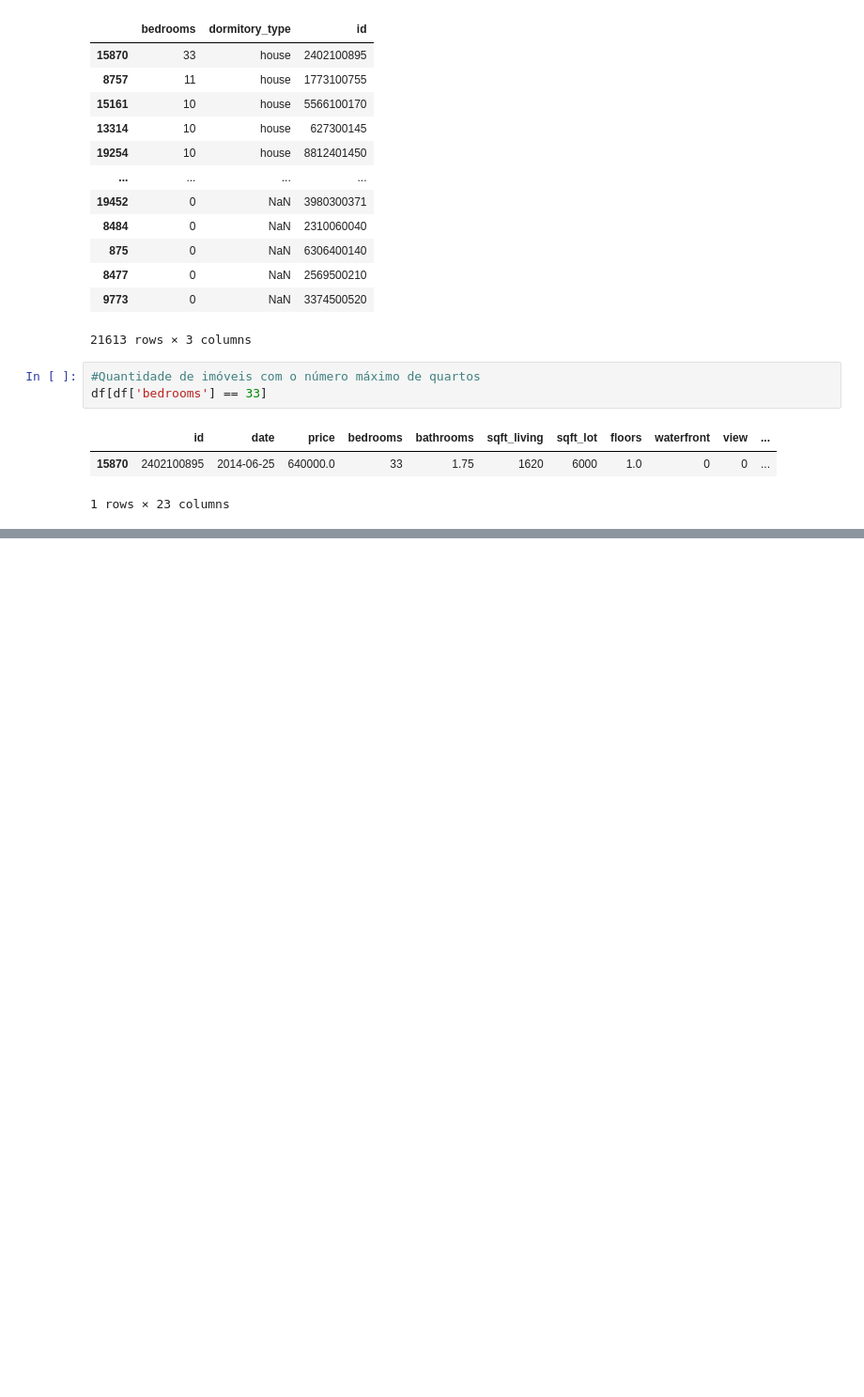
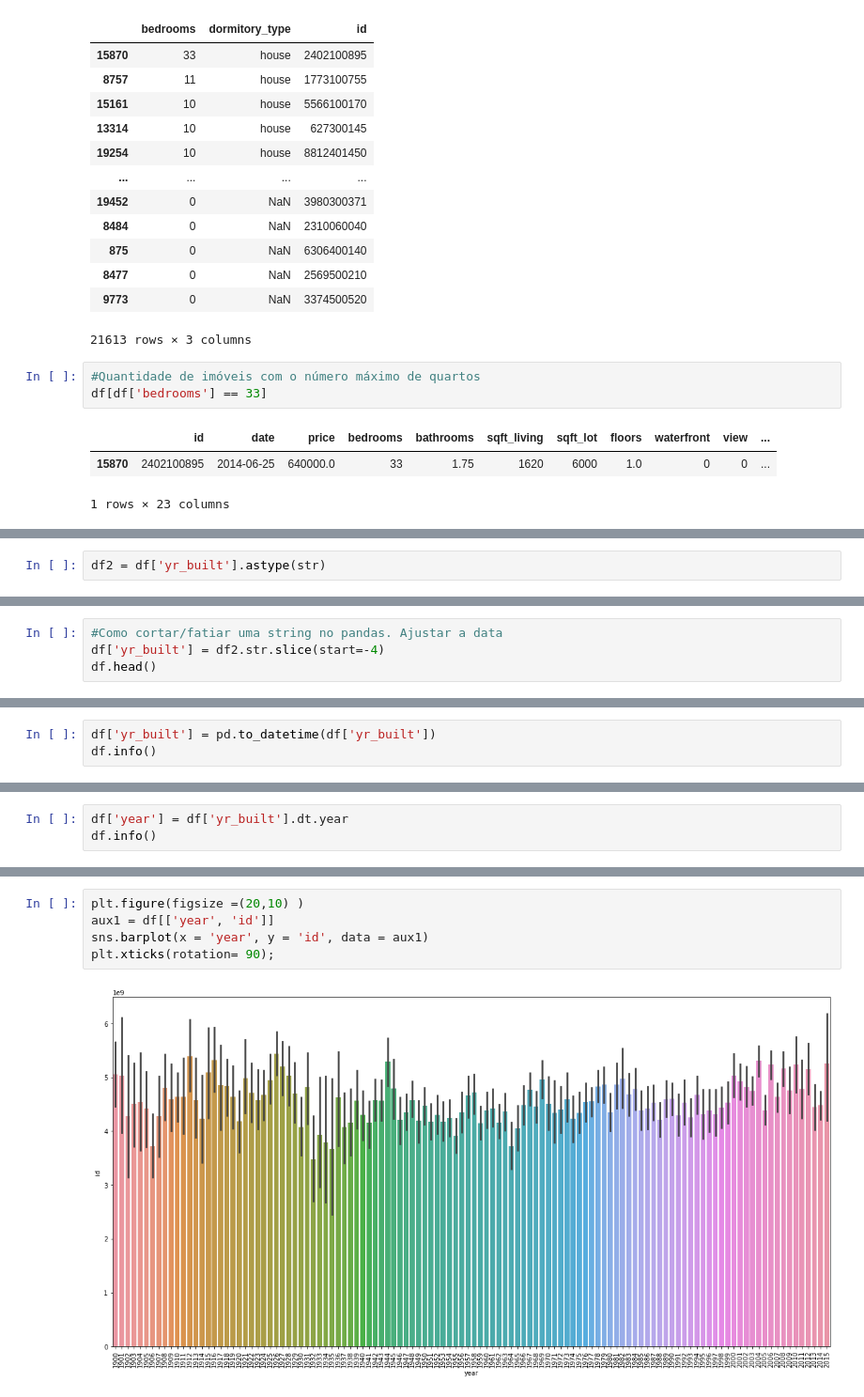
Before and after one commit to djalmarodriguess/Python, a Jupyter notebook: Pandas/House Sales.ipynb, the cells around one changed output, grey strips where cells are left out. Shown at 94% size. Drawn from its saved outputs; the diff is of its cells as text; blank space fills up the shorter version.

```diff
--- a/Pandas/House Sales.ipynb
+++ b/Pandas/House Sales.ipynb
@@ -401,0 +535,2 @@ df[df['bedrooms'] == 33]
+# %%
+df2 = df['yr_built'].astype(str)
@@ -401,0 +552,4 @@ df[df['bedrooms'] == 33]
+# %%
+#Como cortar/fatiar uma string no pandas. Ajustar a data
+df['yr_built'] = df2.str.slice(start=-4)
+df.head()
@@ -401,0 +564,3 @@ df[df['bedrooms'] == 33]
+# %%
+df['yr_built'] = pd.to_datetime(df['yr_built'])
+df.info()
@@ -401,0 +607,3 @@ df[df['bedrooms'] == 33]
+# %%
+df['year'] = df['yr_built'].dt.year
+df.info()
@@ -401,0 +628,7 @@ df[df['bedrooms'] == 33]
+# %%
+plt.figure(figsize =(20,10) )
+aux1 = df[['year', 'id']]
+sns.barplot(x = 'year', y = 'id', data = aux1)
+plt.xticks(rotation= 90);
+# %% [output]
+[figure, added]
```
Also changed, not shown: parts of 22 cells of this notebook.
